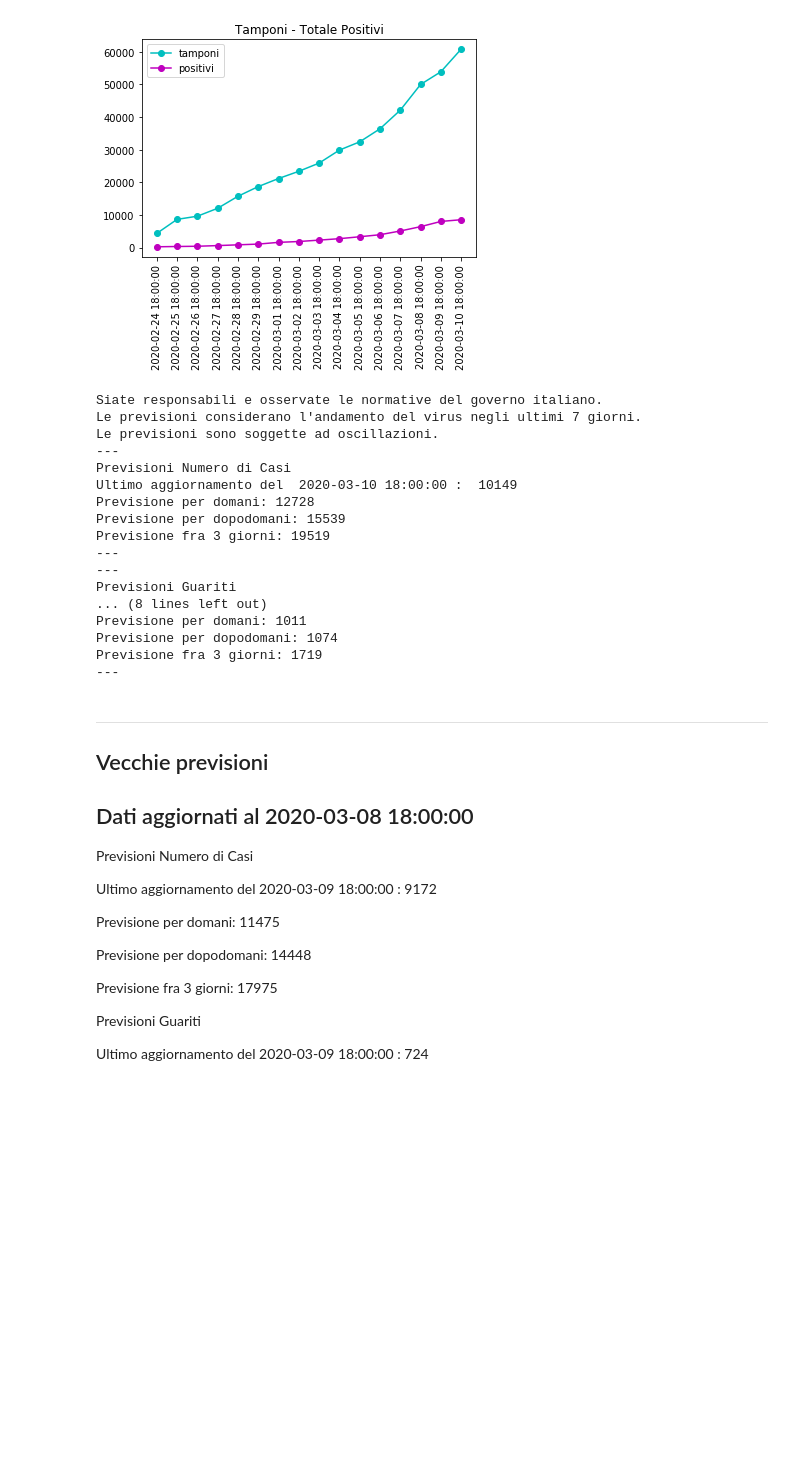
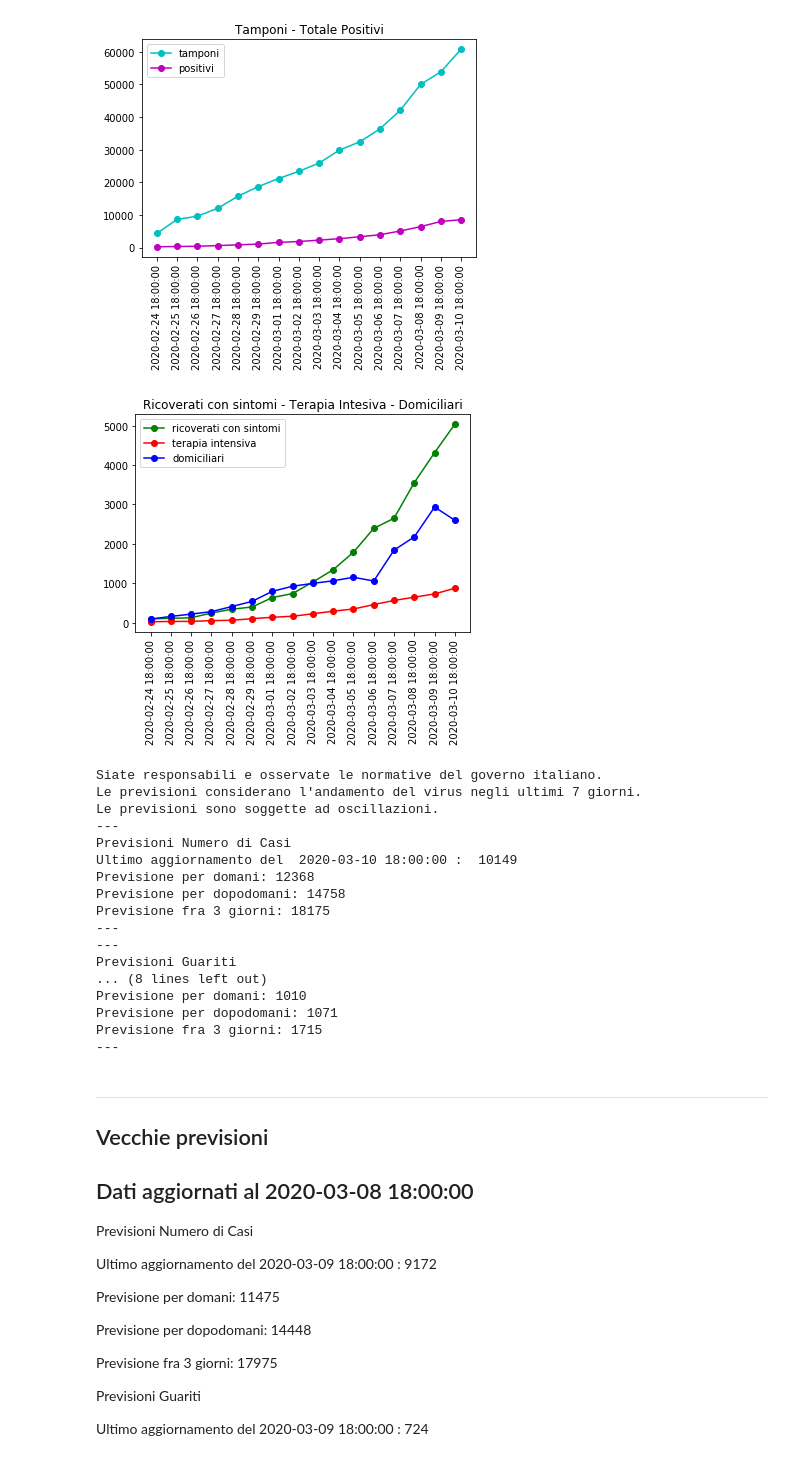
Before and after one commit to PabloExperimental/COVID19-Italy-Analysis, a Jupyter notebook: coronavirus.ipynb, the cells around one changed output. Drawn from its saved outputs; the diff is of its cells as text; code cells hidden in the pictures; blank space fills up the shorter version.

```diff
--- a/coronavirus.ipynb
+++ b/coronavirus.ipynb
@@ -23,16 +23,21 @@ new_cases_col = df_ita_covid["nuovi_attualmente_positivi"].tolist()
 tot_now_positive_col = df_ita_covid["totale_attualmente_positivi"].tolist()
 tot_tamponi_col = df_ita_covid["tamponi"].tolist()
 
+tot_recovery = df_ita_covid["ricoverati_con_sintomi"].tolist()
+tot_dom = df_ita_covid["isolamento_domiciliare"].tolist()
+intensitive_care = df_ita_covid["terapia_intensiva"].tolist()
+
+
 last_date = dates_col[len(dates_col)-1]
 
-# Plotting time series total cases
+# Total cases
 plt.plot_date(dates_col, tot_casi_col, 'ob-', xdate=True, )
 plt.title("Casi Totali (comprende tutto)")
 plt.xticks(rotation=90)
 plt.show()
 plt.close()
 
-#Plotting time series togheter
+# Healed - Deaths
 plt.plot_date(dates_col, tot_healed_col, 'og-', xdate=True)
 plt.plot_date(dates_col, tot_deaths_col, 'or-', xdate=True)
 plt.title("Guariti - Decessi")
@@ -42,18 +47,29 @@ plt.show()
 plt.close()
 
 
-#Plotting time series new positives
+# New Positives
 plt.plot_date(dates_col, new_cases_col, 'oy-', xdate=True)
 plt.title("Nuovi Positivi (Differenza con ieri)")
 plt.xticks(rotation=90)
 plt.show()
 plt.close()
 
-# Plotting tamponi - Actual positives
+# Swabs - Tot positives
 plt.plot_date(dates_col, tot_tamponi_col, 'oc-', xdate=True)
 plt.plot_date(dates_col, tot_now_positive_col, 'om-', xdate=True)
 plt.title("Tamponi - Totale Positivi")
 plt.legend(["tamponi", "positivi"])
+plt.xticks(rotation=90)
+plt.show()
+plt.close()
+
+
+# Tot Hospitalized - Intensitive Care - Home Isolation - Actual Positives
+plt.plot_date(dates_col, tot_recovery, 'og-', xdate=True)
+plt.plot_date(dates_col, intensitive_care, 'or-', xdate=True)
+plt.plot_date(dates_col, tot_dom, 'ob-', xdate=True)
+plt.title("Ricoverati con sintomi - Terapia Intesiva - Domiciliari")
+plt.legend(["ricoverati con sintomi", "terapia intensiva", "domiciliari"])
 plt.xticks(rotation=90)
 plt.show()
 plt.close()
@@ -135,49 +151,50 @@ def run_linear_svr(col_selected, last_date, title, look_back=1):
   sec_day_after.append(round_prediction)
 
   sec_day_after_arr = np.array(sec_day_after).reshape(1, look_back)
   prediction_sec = svr.predict(sec_day_after_arr)
   round_prediction_sec = int(prediction_sec)
 
   print("Previsione per dopodomani:", round_prediction_sec)
 
   thr_day_after = [sec_day_after[i] for i in range(1, len(sec_day_after))]
   thr_day_after.append(round_prediction_sec)
 
   thr_day_after_arr = np.array(thr_day_after).reshape(1, look_back)
   prediction_thr = svr.predict(thr_day_after_arr)
   round_prediction_thr = int(prediction_thr)
 
   print("Previsione fra 3 giorni:", round_prediction_thr)
   print("---")
 
 print("Siate responsabili e osservate le normative del governo italiano.")
 print("Le previsioni considerano l'andamento del virus negli ultimi 7 giorni.")
 print("Le previsioni sono soggette ad oscillazioni.")
 
 run_linear_svr(tot_casi_col, last_date, "Previsioni Numero di Casi", look_back=7)
 run_linear_svr(tot_healed_col, last_date, "Previsioni Guariti", look_back=7)
 run_linear_svr(tot_deaths_col, last_date, "Previsioni Decessi", look_back=7)
 # %% [output]
 [figure]
 [figure]
 [figure]
 [figure]
+[figure, added]
 Siate responsabili e osservate le normative del governo italiano.
 Le previsioni considerano l'andamento del virus negli ultimi 7 giorni.
 Le previsioni sono soggette ad oscillazioni.
 ---
 Previsioni Numero di Casi
 Ultimo aggiornamento del  2020-03-10 18:00:00 :  10149
-Previsione per domani: 12728
-Previsione per dopodomani: 15539
-Previsione fra 3 giorni: 19519
+Previsione per domani: 12368
+Previsione per dopodomani: 14758
+Previsione fra 3 giorni: 18175
 ---
 ---
 Previsioni Guariti
 ... (8 lines left out)
-Previsione per domani: 1011
-Previsione per dopodomani: 1074
-Previsione fra 3 giorni: 1719
+Previsione per domani: 1010
+Previsione per dopodomani: 1071
+Previsione fra 3 giorni: 1715
 ---
 # %% [markdown]
 ---
```
